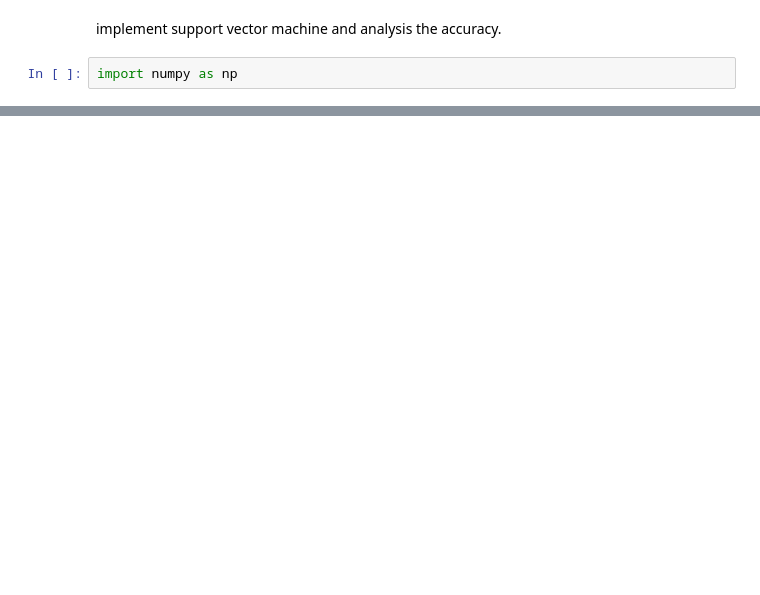
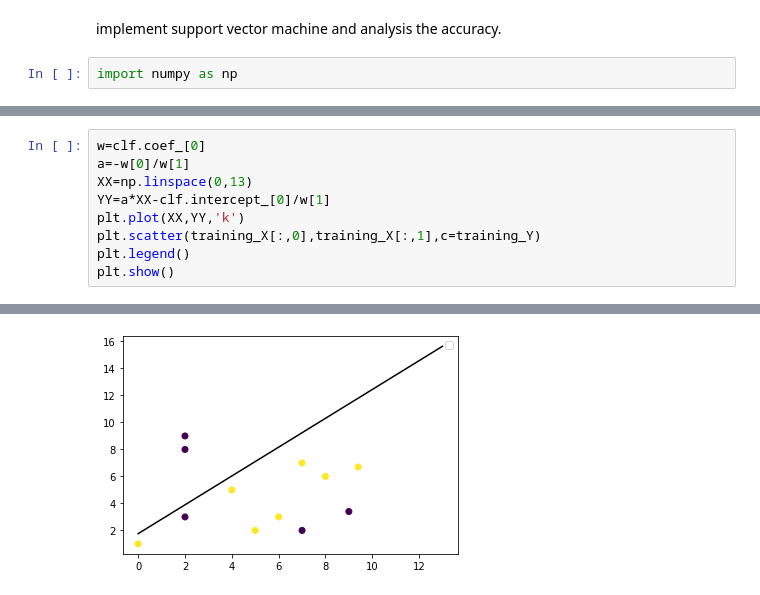
Before and after one commit to Sweety0916/Data-Science, a Jupyter notebook: class_notes/svm_exp4.ipynb, the cells around one changed output, grey strips where cells are left out. Drawn from its saved outputs; the diff is of its cells as text; blank space fills up the shorter version.

```diff
--- a/class_notes/svm_exp4.ipynb
+++ b/class_notes/svm_exp4.ipynb
@@ -8,0 +33,10 @@ import pandas as pd
+# %%
+w=clf.coef_[0]
+a=-w[0]/w[1]
+XX=np.linspace(0,13)
+YY=a*XX-clf.intercept_[0]/w[1]
+plt.plot(XX,YY,'k')
+plt.scatter(training_X[:,0],training_X[:,1],c=training_Y)
+plt.legend()
+plt.show()
+# %% [output]
@@ -8,0 +44 @@ import pandas as pd
+[figure, added]
```
Also changed, not shown: parts of 12 cells of this notebook.
